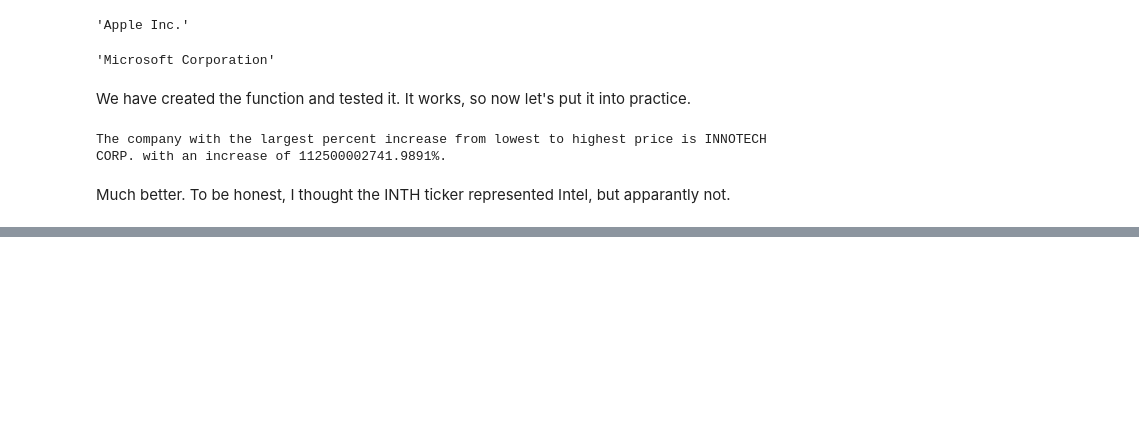
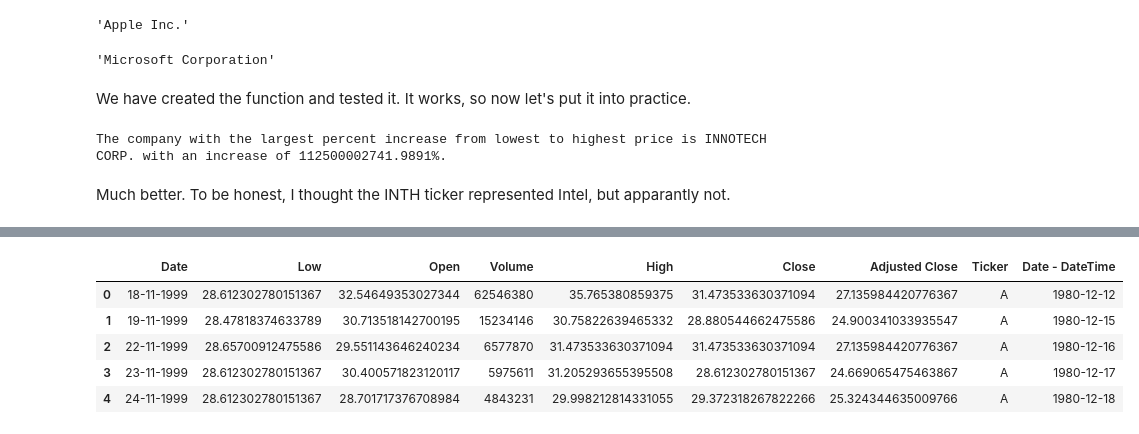
Before and after one commit to moferg/stock-market-analysis, a Jupyter notebook: stocks.ipynb, the cells around one changed output, grey strips where cells are left out. Drawn from its saved outputs; the diff is of its cells as text; code cells hidden in the pictures; blank space fills up the shorter version.

```diff
--- a/stocks.ipynb
+++ b/stocks.ipynb
@@ -415,0 +443,4 @@ Much better. To be honest, I thought the INTH ticker represented Intel, but appa
+# %%
+# Recreate the DateFrame to undo change into DateTime
+
+sp500_df = pd.DataFrame(sp500)
@@ -415,0 +481,9 @@ Much better. To be honest, I thought the INTH ticker represented Intel, but appa
+# %%
+sp500_df.head()
+# %% [output]
+|  | Date | Low | Open | Volume | High | Close | Adjusted Close | Ticker | Date - DateTime |
+| 0 | 18-11-1999 | 28.612302780151367 | 32.54649353027344 | 62546380 | 35.765380859375 | 31.473533630371094 | 27.135984420776367 | A | 1980-12-12 |
+| 1 | 19-11-1999 | 28.47818374633789 | 30.713518142700195 | 15234146 | 30.75822639465332 | 28.880544662475586 | 24.900341033935547 | A | 1980-12-15 |
+| 2 | 22-11-1999 | 28.65700912475586 | 29.551143646240234 | 6577870 | 31.473533630371094 | 31.473533630371094 | 27.135984420776367 | A | 1980-12-16 |
+| 3 | 23-11-1999 | 28.612302780151367 | 30.400571823120117 | 5975611 | 31.205293655395508 | 28.612302780151367 | 24.669065475463867 | A | 1980-12-17 |
+| 4 | 24-11-1999 | 28.612302780151367 | 28.701717376708984 | 4843231 | 29.998212814331055 | 29.372318267822266 | 25.324344635009766 | A | 1980-12-18 |
```
Also changed, not shown: parts of 28 cells of this notebook.
